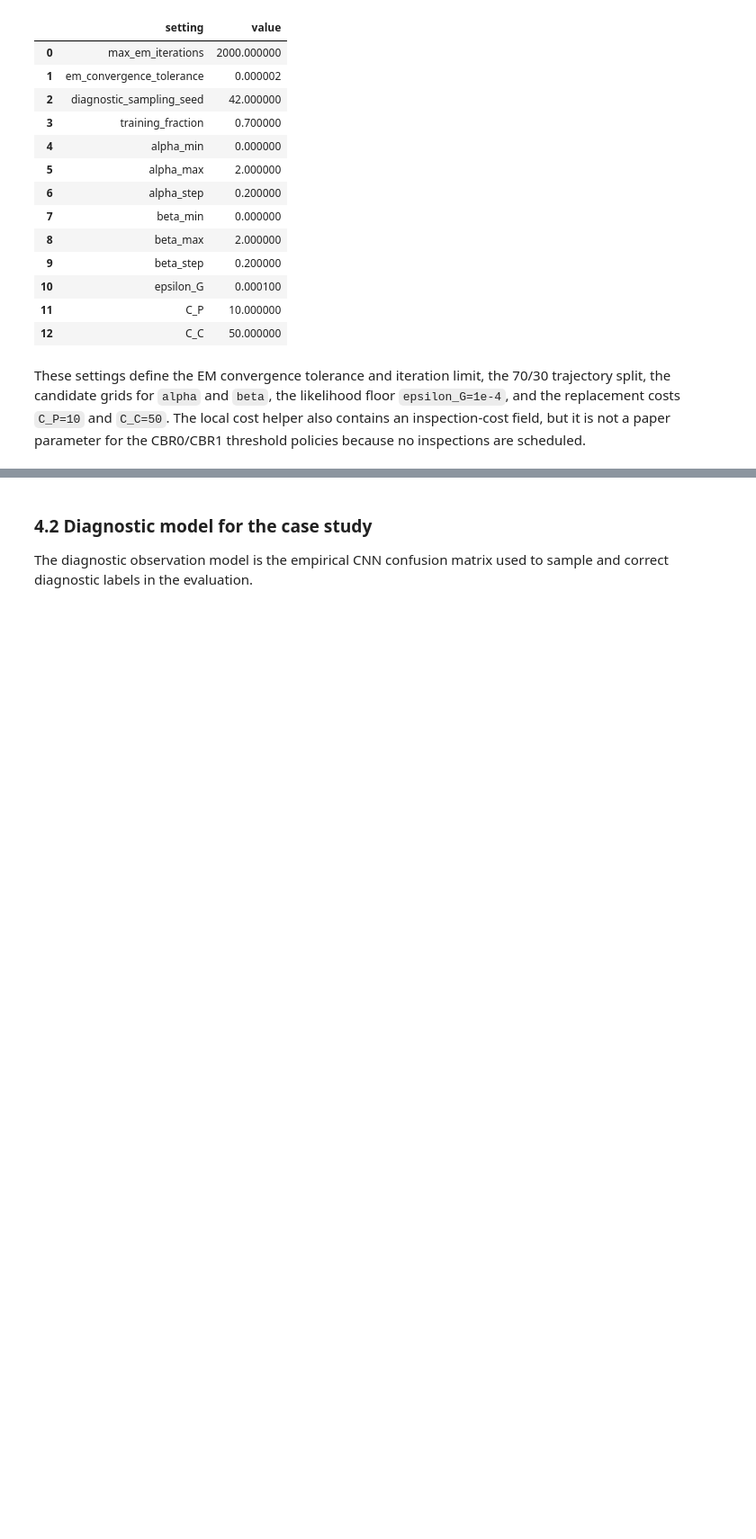
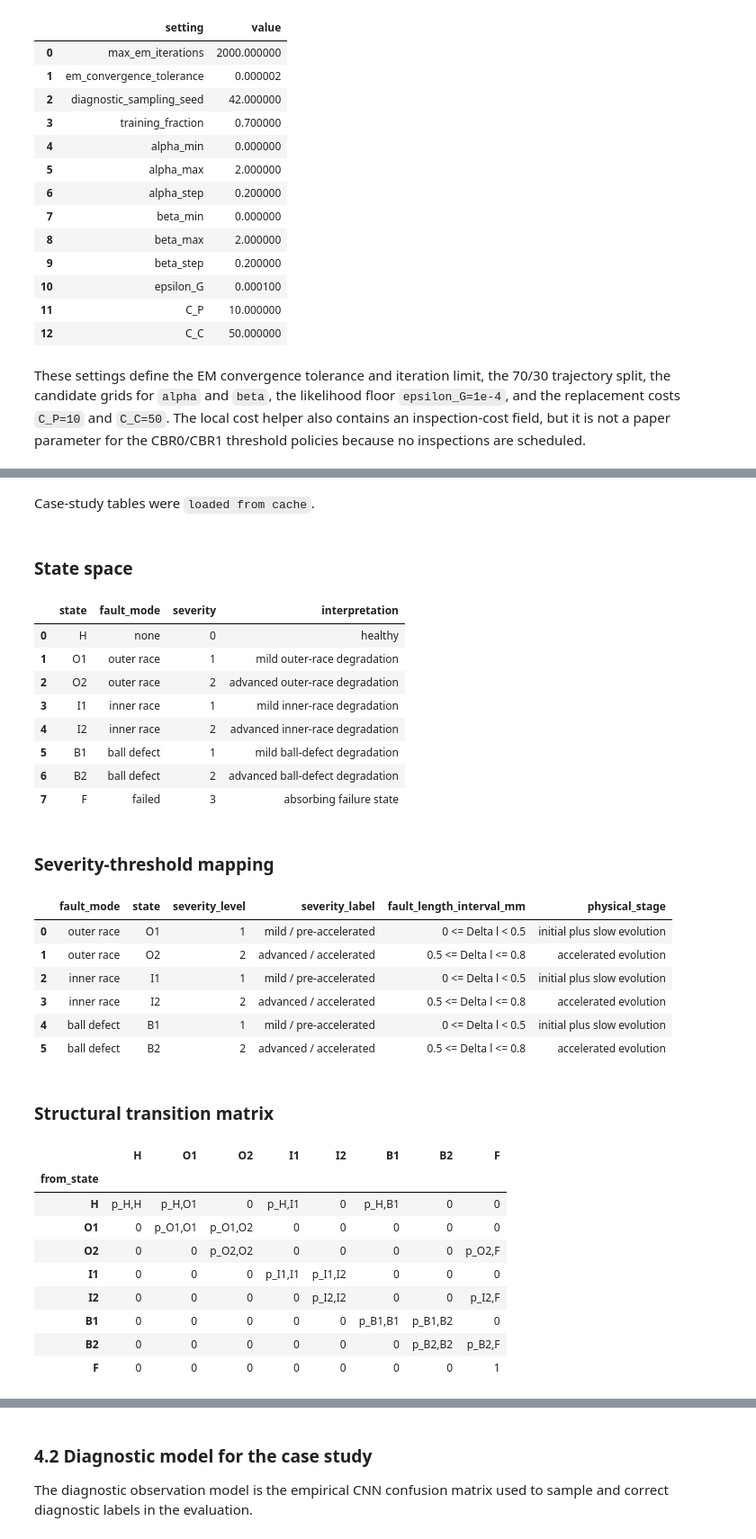
Before and after one commit to InoWelters/Markov-Diagnostic-State-Fusion, a Jupyter notebook: main.ipynb, the cells around one changed output, grey strips where cells are left out. Shown at 90% size. Drawn from its saved outputs; the diff is of its cells as text; code cells hidden in the pictures; blank space fills up the shorter version.

Commit message:
Update reproducible notebook case study sections

```diff
--- a/main.ipynb
+++ b/main.ipynb
@@ -8,13 +8,14 @@ This notebook is organized the same as the study. It starts with the case-study
 The following cell imports the local reproducibility modules and sets display defaults.
 # %%
 from pathlib import Path
+import shutil
 import importlib
 import sys
 
 import matplotlib.pyplot as plt
 import pandas as pd
 import seaborn as sns
-from IPython.display import Markdown, display
+from IPython.display import Image, Markdown, display
 
 PROJECT_ROOT = Path.cwd().resolve()
 if PROJECT_ROOT.name == "notebooks":
@@ -25,12 +26,14 @@ if str(SRC_DIR) not in sys.path:
     sys.path.insert(0, str(SRC_DIR))
 
 from main import appendix_c as ac
+from main import case_study as cs
 from main import maintenance_cost as mc
 from main import parameter_tuning as pt
 from main import state_estimation as se
 from main import transition_estimation as te
 
 ac = importlib.reload(ac)
+cs = importlib.reload(cs)
 mc = importlib.reload(mc)
 pt = importlib.reload(pt)
 se = importlib.reload(se)
@@ -107,0 +119,49 @@ These settings define the EM convergence tolerance and iteration limit, the 70/3
+# %%
+case_study = cs.build_case_study(
+    dataset4_path=DATASET4,
+    runs_input_path=RUNS_INPUT,
+    output_dir=TABLE_DIR,
+    train_fraction=TRAIN_FRACTION,
+)
+
+case_study_cache_status = "loaded from cache" if case_study.cache_hit else "computed and cached"
+display(Markdown(f"Case-study tables were `{case_study_cache_status}`."))
+display(Markdown("### State space"))
+display(case_study.state_space)
+
+display(Markdown("### Severity-threshold mapping"))
+display(case_study.severity_thresholds)
+
+display(Markdown("### Structural transition matrix"))
+display(case_study.structural_transition_matrix)
+# %% [output]
+Case-study tables were `loaded from cache`.
+### State space
+|  | state | fault_mode | severity | interpretation |
+| 0 | H | none | 0 | healthy |
+| 1 | O1 | outer race | 1 | mild outer-race degradation |
+| 2 | O2 | outer race | 2 | advanced outer-race degradation |
+| 3 | I1 | inner race | 1 | mild inner-race degradation |
+| 4 | I2 | inner race | 2 | advanced inner-race degradation |
+| 5 | B1 | ball defect | 1 | mild ball-defect degradation |
+| 6 | B2 | ball defect | 2 | advanced ball-defect degradation |
+| 7 | F | failed | 3 | absorbing failure state |
+### Severity-threshold mapping
+|  | fault_mode | state | severity_level | severity_label | fault_length_interval_mm | physical_stage |
+| 0 | outer race | O1 | 1 | mild / pre-accelerated | 0 <= Delta l < 0.5 | initial plus slow evolution |
+| 1 | outer race | O2 | 2 | advanced / accelerated | 0.5 <= Delta l <= 0.8 | accelerated evolution |
+| 2 | inner race | I1 | 1 | mild / pre-accelerated | 0 <= Delta l < 0.5 | initial plus slow evolution |
+| 3 | inner race | I2 | 2 | advanced / accelerated | 0.5 <= Delta l <= 0.8 | accelerated evolution |
+| 4 | ball defect | B1 | 1 | mild / pre-accelerated | 0 <= Delta l < 0.5 | initial plus slow evolution |
+| 5 | ball defect | B2 | 2 | advanced / accelerated | 0.5 <= Delta l <= 0.8 | accelerated evolution |
+### Structural transition matrix
+|  | H | O1 | O2 | I1 | I2 | B1 | B2 | F |
+| from_state |  |  |  |  |  |  |  |  |
+| H | p_H,H | p_H,O1 | 0 | p_H,I1 | 0 | p_H,B1 | 0 | 0 |
+| O1 | 0 | p_O1,O1 | p_O1,O2 | 0 | 0 | 0 | 0 | 0 |
+| O2 | 0 | 0 | p_O2,O2 | 0 | 0 | 0 | 0 | p_O2,F |
+| I1 | 0 | 0 | 0 | p_I1,I1 | p_I1,I2 | 0 | 0 | 0 |
+| I2 | 0 | 0 | 0 | 0 | p_I2,I2 | 0 | 0 | p_I2,F |
+| B1 | 0 | 0 | 0 | 0 | 0 | p_B1,B1 | p_B1,B2 | 0 |
+| B2 | 0 | 0 | 0 | 0 | 0 | 0 | p_B2,B2 | p_B2,F |
+| F | 0 | 0 | 0 | 0 | 0 | 0 | 0 | 1 |
```
Also changed, not shown: parts of 11 cells of this notebook, 8 other files.
